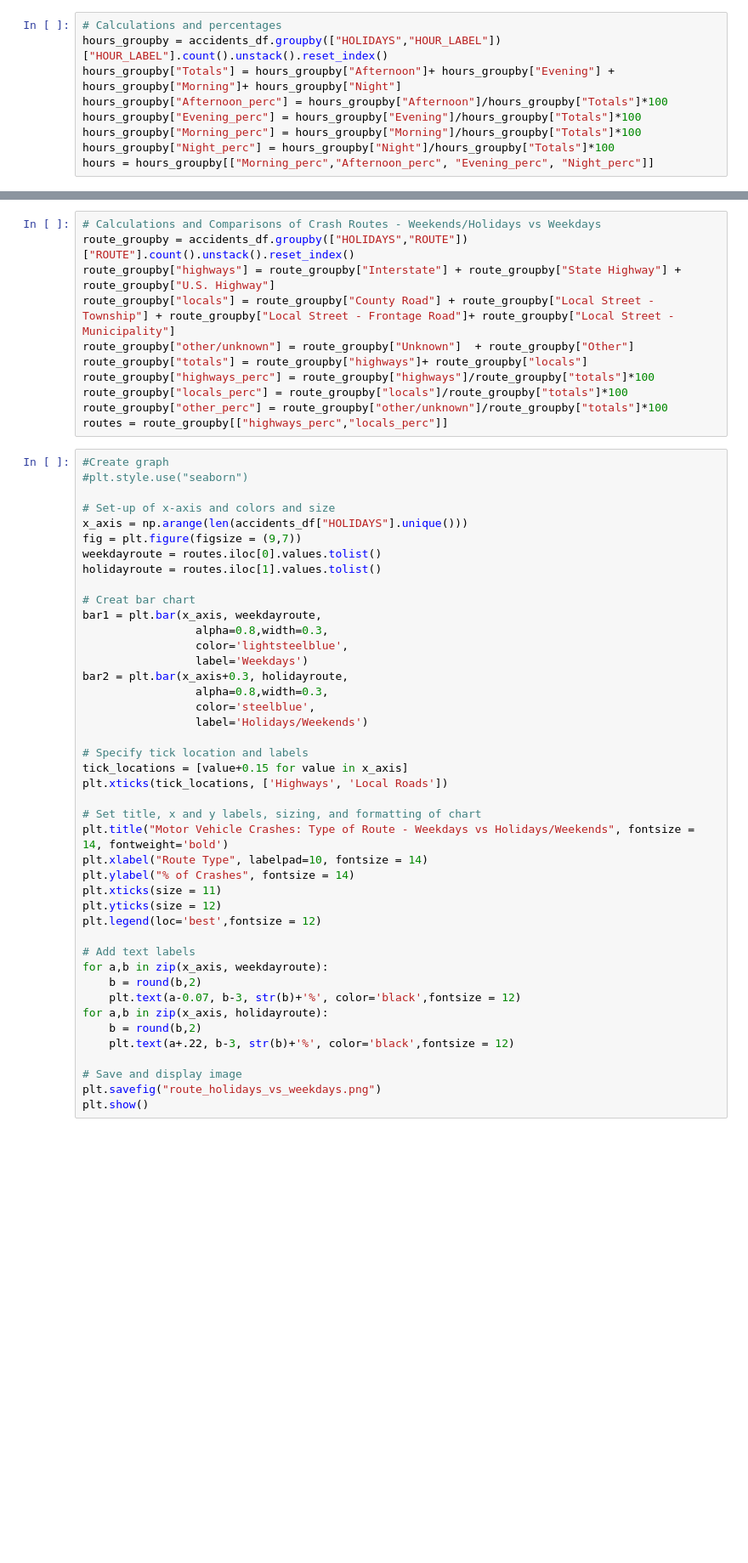
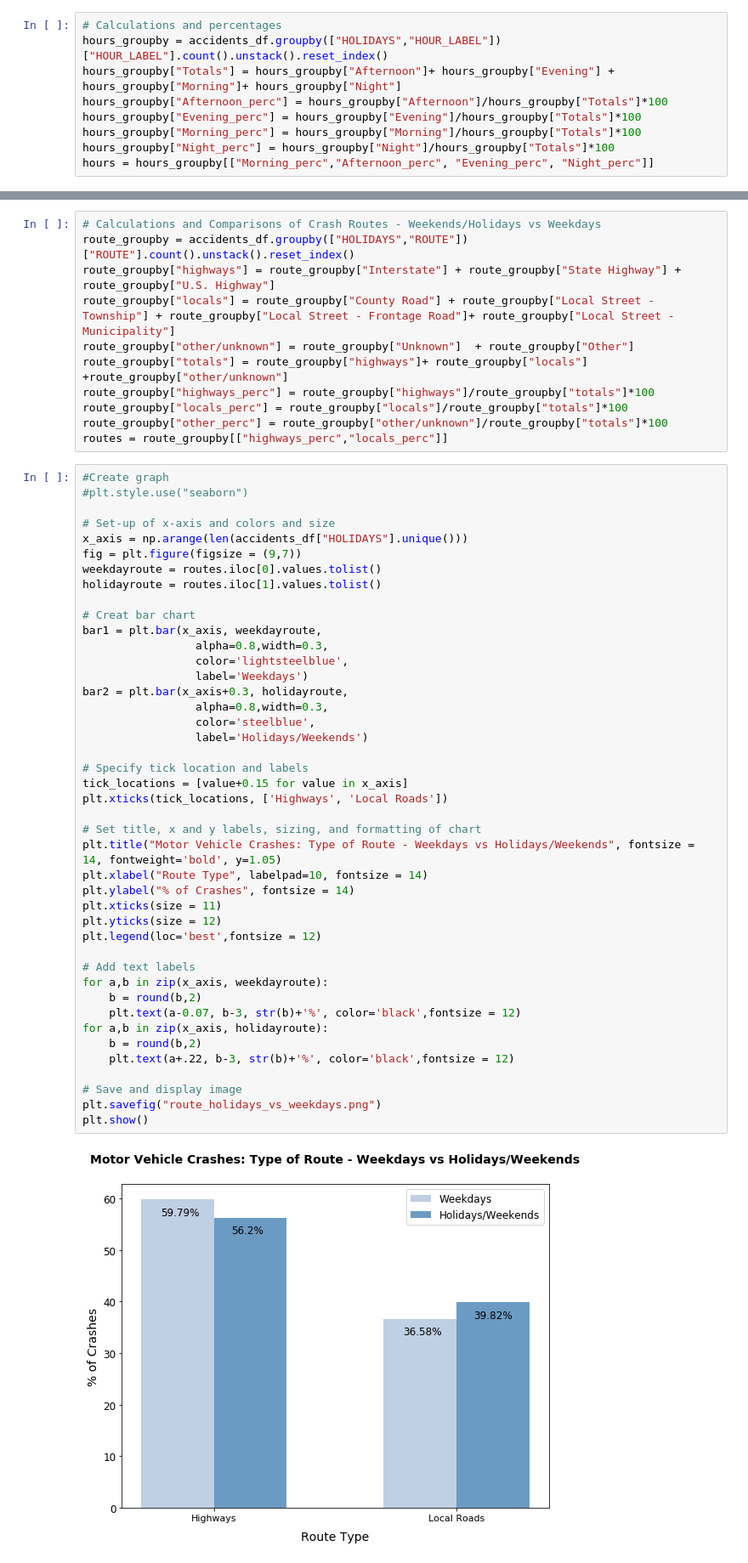
Before and after one commit to tvijaya/motor-vehicle-crashes-groupProject, a Jupyter notebook: AndreaK_Vehicle_Crashes_Analysis.ipynb, the cells around one changed output, grey strips where cells are left out. Shown: that part at 85% size. Cells and saved outputs as stored; diff of their text form; blank space fills up the shorter version.

```diff
--- a/AndreaK_Vehicle_Crashes_Analysis.ipynb
+++ b/AndreaK_Vehicle_Crashes_Analysis.ipynb
@@ -231,7 +382,7 @@ route_groupby = accidents_df.groupby(["HOLIDAYS","ROUTE"])["ROUTE"].count().unst
 route_groupby["highways"] = route_groupby["Interstate"] + route_groupby["State Highway"] + route_groupby["U.S. Highway"]
 route_groupby["locals"] = route_groupby["County Road"] + route_groupby["Local Street - Township"] + route_groupby["Local Street - Frontage Road"]+ route_groupby["Local Street - Municipality"]
 route_groupby["other/unknown"] = route_groupby["Unknown"]  + route_groupby["Other"]
-route_groupby["totals"] = route_groupby["highways"]+ route_groupby["locals"]
+route_groupby["totals"] = route_groupby["highways"]+ route_groupby["locals"] +route_groupby["other/unknown"]
 route_groupby["highways_perc"] = route_groupby["highways"]/route_groupby["totals"]*100
 route_groupby["locals_perc"] = route_groupby["locals"]/route_groupby["totals"]*100
 route_groupby["other_perc"] = route_groupby["other/unknown"]/route_groupby["totals"]*100
@@ -251,34 +402,36 @@ bar1 = plt.bar(x_axis, weekdayroute,
                  alpha=0.8,width=0.3,
                  color='lightsteelblue',
                  label='Weekdays')
 bar2 = plt.bar(x_axis+0.3, holidayroute,
                  alpha=0.8,width=0.3,
                  color='steelblue',
                  label='Holidays/Weekends')
 
 # Specify tick location and labels
 tick_locations = [value+0.15 for value in x_axis]
 plt.xticks(tick_locations, ['Highways', 'Local Roads'])
 
 # Set title, x and y labels, sizing, and formatting of chart
-plt.title("Motor Vehicle Crashes: Type of Route - Weekdays vs Holidays/Weekends", fontsize = 14, fontweight='bold')
+plt.title("Motor Vehicle Crashes: Type of Route - Weekdays vs Holidays/Weekends", fontsize = 14, fontweight='bold', y=1.05)
 plt.xlabel("Route Type", labelpad=10, fontsize = 14)
 plt.ylabel("% of Crashes", fontsize = 14)
 plt.xticks(size = 11)
 plt.yticks(size = 12)
 plt.legend(loc='best',fontsize = 12)
 
 # Add text labels
 for a,b in zip(x_axis, weekdayroute):
     b = round(b,2)
     plt.text(a-0.07, b-3, str(b)+'%', color='black',fontsize = 12)
 for a,b in zip(x_axis, holidayroute):
     b = round(b,2)
     plt.text(a+.22, b-3, str(b)+'%', color='black',fontsize = 12)
 
 # Save and display image
 plt.savefig("route_holidays_vs_weekdays.png")
 plt.show()
+# %% [output]
+[figure, added]
 # %%
 harm_y = weekdays.groupby(["STATE", "HARM_EV"])["HARM_EV"].count().unstack()
 harm_y.fillna(0, inplace=True)
```
Also changed, not shown: parts of 20 cells of this notebook.
